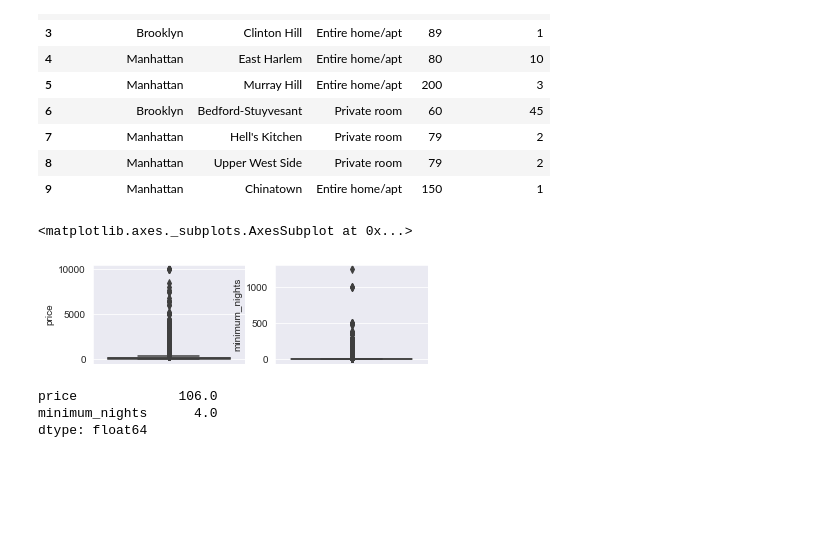
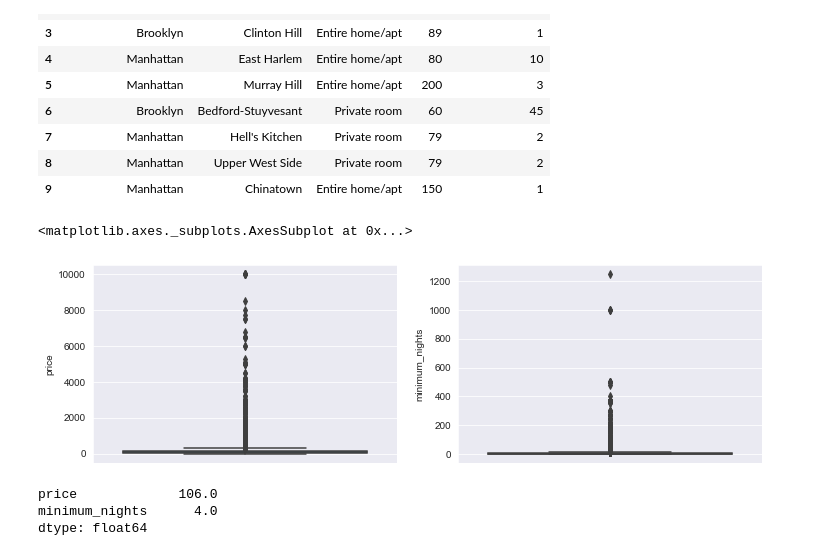
Before and after one commit to sidd7936/Data-Science-Notebooks, a Jupyter notebook: AB_NYC/EDA.ipynb, the cells around one changed output. Saved outputs shown, nothing was run; the diff lists cells and outputs as text; code cells hidden in the pictures; blank space fills up the shorter version.

```diff
--- a/AB_NYC/EDA.ipynb
+++ b/AB_NYC/EDA.ipynb
@@ -225,14 +237,16 @@ df1.head(10)
 | 8 | Manhattan | Upper West Side | Private room | 79 | 2 |
 | 9 | Manhattan | Chinatown | Entire home/apt | 150 | 1 |
 # %%
+plt.figure(figsize=(12, 8))
+
 plt.subplot(221)
 sns.boxplot(y='price', data=df1)
 
 plt.subplot(222)
 sns.boxplot(y='minimum_nights', data=df1)
 # %% [output]
 <matplotlib.axes._subplots.AxesSubplot at 0x...>
-[figure, old version]
+[figure, new version]
 # %%
 Q1 = df1.quantile(0.25)
 Q3 = df1.quantile(0.75)
```
Also changed, not shown: parts of 34 cells of this notebook.
